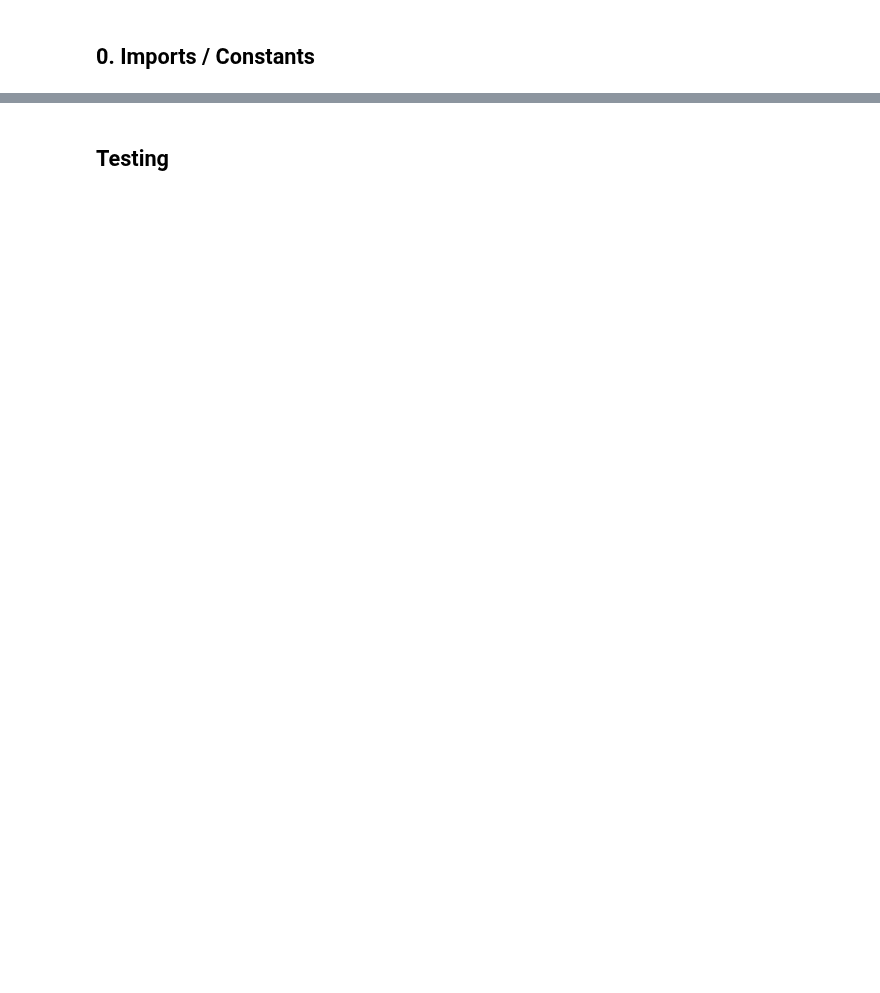
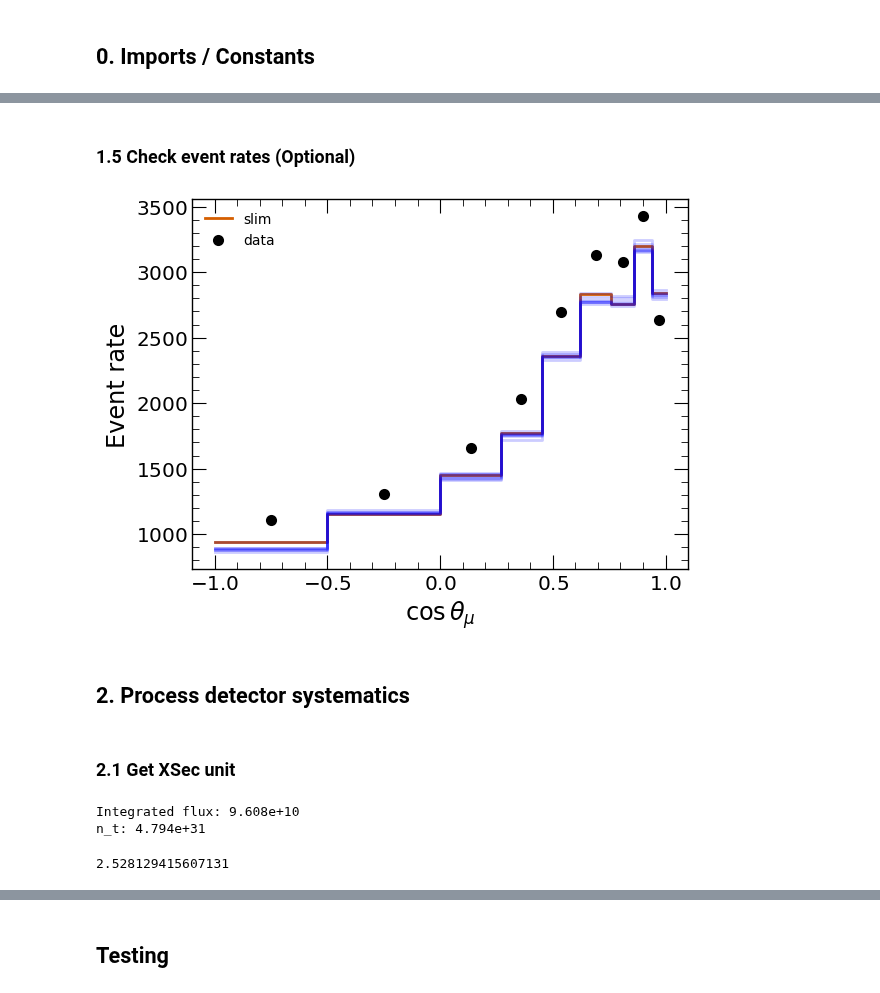
Before and after one commit to sungbinoh/cafpyana, a Jupyter notebook: analysis_village/numuincl/detsys.ipynb, the cells around one changed output, grey strips where cells are left out. Drawn from its saved outputs; the diff is of its cells as text; code cells hidden in the pictures; blank space fills up the shorter version.

Commit message:
Fake data studies for numuincl

```diff
--- a/analysis_village/numuincl/detsys.ipynb
+++ b/analysis_village/numuincl/detsys.ipynb
@@ -406,0 +690,3 @@ ValueError: setting an array element with a sequence. The requested array has an
+# %%
+for i,s in enumerate(slcs_sig+slcs):
+  assert len(s.data) > 0, f'{i}^th slices have no data'
@@ -406,0 +703,5 @@ ValueError: setting an array element with a sequence. The requested array has an
+# %%
+#This should be empty
+for s in slcs_sig:
+  m1 = s.data.true_bin.differential == -1
+  assert len(s.data[m1]) == 0, f'{len(s.data[m1])} slices have no differential bin'
@@ -406,0 +743,2 @@ ValueError: setting an array element with a sequence. The requested array has an
+# %% [markdown]
+### 1.5 Check event rates (Optional)
@@ -406,0 +770,69 @@ ValueError: setting an array element with a sequence. The requested array has an
+# %%
+reco_sel_costhetas = [s.data.mu.pfp.trk.costheta for s in _slcs_sel]
+reco_sel_moms = [s.data.mu.pfp.trk.P.p_muon for s in _slcs_sel]
+reco_sel_differential_bins = [s.data.bin.differential for s in _slcs_sel]
+reco_sel_bcfms = [s.data.slc.barycenterFM.score for s in _slcs_sel]
+reco_sel_flashpe = [s.data.slc.barycenterFM.flashPEs for s in _slcs_sel]
+
+genweights_sel = [s.data.genweight for s in _slcs_sel]
+
+if PROCESS_SLIM:
+  reco_sel_costhetas_slim = _slcs_sel_slim.data.mu.pfp.trk.costheta
+  reco_sel_moms_slim = _slcs_sel_slim.data.mu.pfp.trk.P.p_muon
+  reco_sel_differential_bins_slim = _slcs_sel_slim.data.bin.differential
+  reco_sel_bcfms_slim = _slcs_sel_slim.data.slc.barycenterFM.score
+  reco_sel_flashpe_slim = _slcs_sel_slim.data.slc.barycenterFM.flashPEs
+  genweights_sel_slim = _slcs_sel_slim.data.genweight
+# %%
+# Costheta event rates
+hist_data_costhetas,_ = np.histogram(data_costhetas,bins=COSTHETA_BINS)
+hist_reco_sel_costhetas = [None]*(len(DET_FNAMES)+1)
+for i,s in enumerate(_slcs_sel):
+  hist_reco_sel_costhetas[i],_ = np.histogram(reco_sel_costhetas[i],bins=COSTHETA_BINS,weights=genweights_sel[i])
+
+hist_reco_sel_costhetas_slim,_ = np.histogram(reco_sel_costhetas_slim,bins=COSTHETA_BINS,weights=genweights_sel_slim)
+# %%
+from sbnd.plotlibrary import makeplot
+fig,ax = plt.subplots()
+makeplot.plot_hist_edges(COSTHETA_BINS,hist_reco_sel_costhetas_slim,ax=ax,label='slim')
+for i,h in enumerate(hist_reco_sel_costhetas):
+  makeplot.plot_hist_edges(COSTHETA_BINS,h,ax=ax,color=f'blue',alpha=0.2)
+ax.scatter(COSTHETA_BINS[:-1]+np.diff(COSTHETA_BINS)/2,hist_data_costhetas,color='black',label='data')
+ax.legend()
+ax.set_xlabel(r'$\cos\theta_\mu$')
+ax.set_ylabel(r'Event rate')
+plt.show()
+# %% [output]
+[figure, added]
+# %% [markdown]
+## 2. Process detector systematics
+# %% [markdown]
+### 2.1 Get XSec unit
+# %%
+import uproot
+#Get the variables to initialize systematics
+FLUX_FILE = '/exp/sbnd/data/users/munjung/flux/sbnd_original_flux.root'
+flux = uproot.open(FLUX_FILE)
+
+FV_VOLUME = np.prod([i[1]-i[0] for i in FV]) - np.prod([i[1]-i[0] for i in NOT_FV_HIGH_Z]) #cm^3
+FV_AREA = np.prod([i[1]-i[0] for i in FV[1:]]) #cm^2
+NUMBER_TARGETS_FV = ARGON_DENSITY*FV_VOLUME*NUMBER_NUCLEONS #Number of nucleon targets in fiducial volume
+
+# numu flux
+numu_flux = flux["flux_sbnd_numu"].to_numpy()
+bin_edges = numu_flux[1]
+flux_vals = numu_flux[0]
+
+# get integrated flux
+integrated_flux = flux_vals.sum()
+integrated_flux /= 1e4 # to cm2
+INTEGRATED_FLUX = np.float64(integrated_flux * POT_DATA / 1e6) # POT
+print("Integrated flux: %.3e" % INTEGRATED_FLUX)
+print(f'n_t: {NUMBER_TARGETS_FV:.3e}')
+# %% [output]
+Integrated flux: 9.608e+10
+n_t: 4.794e+31
+# %%
+2.429e11/INTEGRATED_FLUX
+# %% [output]
+2.528129415607131
```
Also changed, not shown: parts of 102 cells of this notebook, 32 other files.
